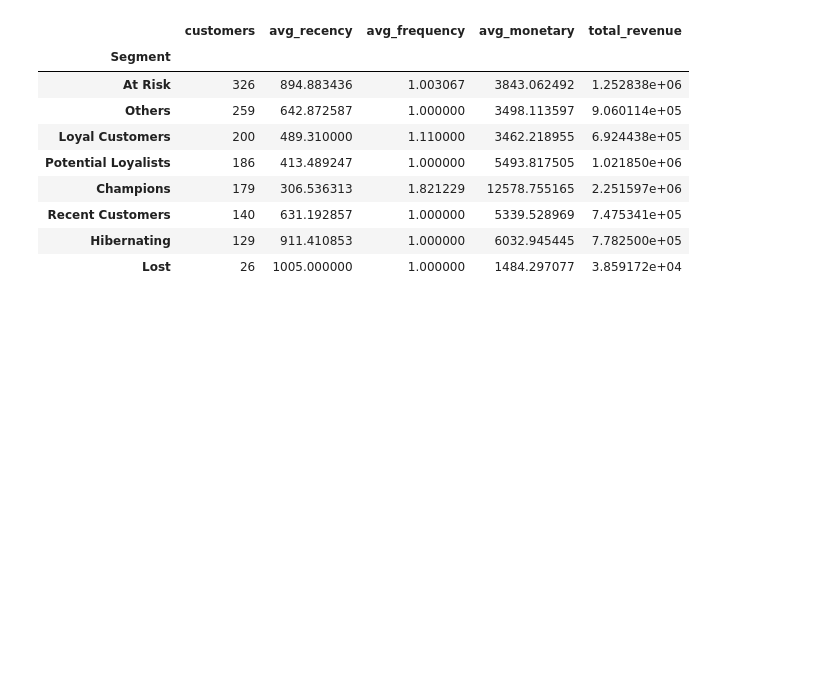
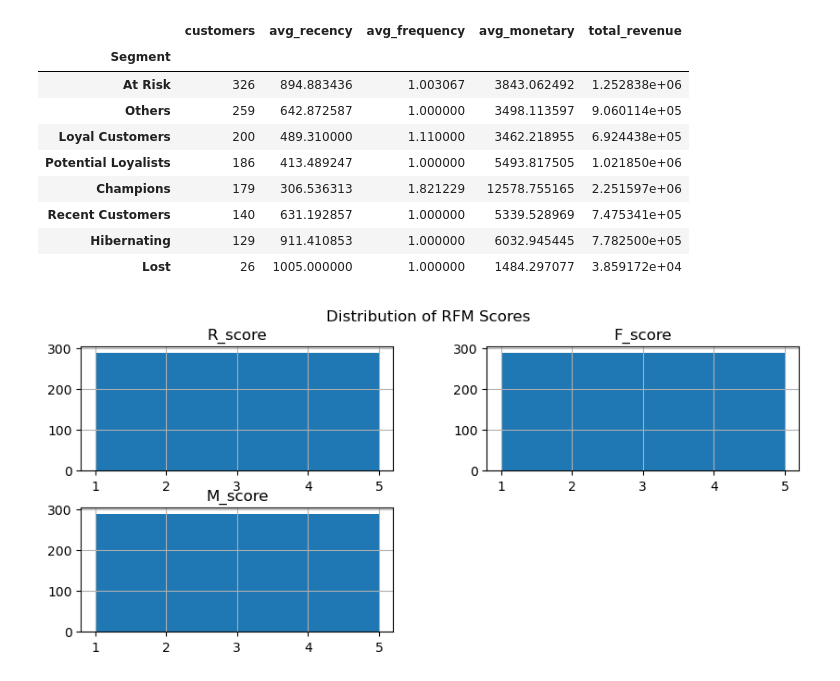
Before and after one commit to Gergash/Experimentos-y-Data-Science, a Jupyter notebook: SQL/Extraccion_datos_SQL_en_python.ipynb, the cells around one changed output. Saved outputs shown, nothing was run; the diff lists cells and outputs as text; code cells hidden in the pictures; blank space fills up the shorter version.

```diff
--- a/SQL/Extraccion_datos_SQL_en_python.ipynb
+++ b/SQL/Extraccion_datos_SQL_en_python.ipynb
@@ -581,40 +582,3 @@ Caso 2:
 ================================================================================
 PROCESO COMPLETADO EXITOSAMENTE ✓
 ================================================================================
-# %%
-# 1. REHACER EL MODELO SIN DATA LEAKAGE
-print("=" * 80)
-print("MODELO CORREGIDO - PREDICCIÓN DE DEMANDA")
-print("=" * 80)
-
-# Features sin las que componen total_sale
-X = df_bd_completa[['model_year', 'month', 'day_of_week', 'quarter',
-        'brand_encoded', 'category_encoded', 'state_encoded']]
-y = df_bd_completa['quantity']  # Predecir cuántas unidades
-
-X_train, X_test, y_train, y_test = train_test_split(X, y, test_size=0.2, random_state=42)
-
-# Entrenar
-rf_model = RandomForestRegressor(n_estimators=100, random_state=42)
-rf_model.fit(X_train, y_train)
-
-y_pred = rf_model.predict(X_test)
-
-# Evaluar
-print(f"R²: {r2_score(y_test, y_pred):.4f}")
-print(f"MAE: {mean_absolute_error(y_test, y_pred):.2f} unidades")
-print(f"RMSE: {np.sqrt(mean_squared_error(y_test, y_pred)):.2f} unidades")
-
-# 2. ANÁLISIS DE NEGOCIO
-print("\n📊 INSIGHTS DE NEGOCIO:")
-feature_importance = pd.DataFrame({
-    'feature': X.columns,
-    'importance': rf_model.feature_importances_
-}).sort_values('importance', ascending=False)
-
-print(feature_importance)
-
-# 3. RECOMENDACIONES ACCIONABLES
-print("\n💡 Factores que más influyen en la demanda:")
-for idx, row in feature_importance.head(3).iterrows():
-    print(f"  - {row['feature']}: {row['importance']:.2%}")
@@ -1174,3 +1141,9 @@ segment_summary
 | Recent Customers | 140 | 631.192857 | 1.000000 | 5339.528969 | 7.475341e+05 |
 | Hibernating | 129 | 911.410853 | 1.000000 | 6032.945445 | 7.782500e+05 |
 | Lost | 26 | 1005.000000 | 1.000000 | 1484.297077 | 3.859172e+04 |
+# %%
+rfm[['R_score','F_score','M_score']].hist(bins=5, figsize=(10,4))
+plt.suptitle('Distribution of RFM Scores')
+plt.show()
+# %% [output]
+[figure, added]
```
Also changed, not shown: parts of 16 cells of this notebook.
